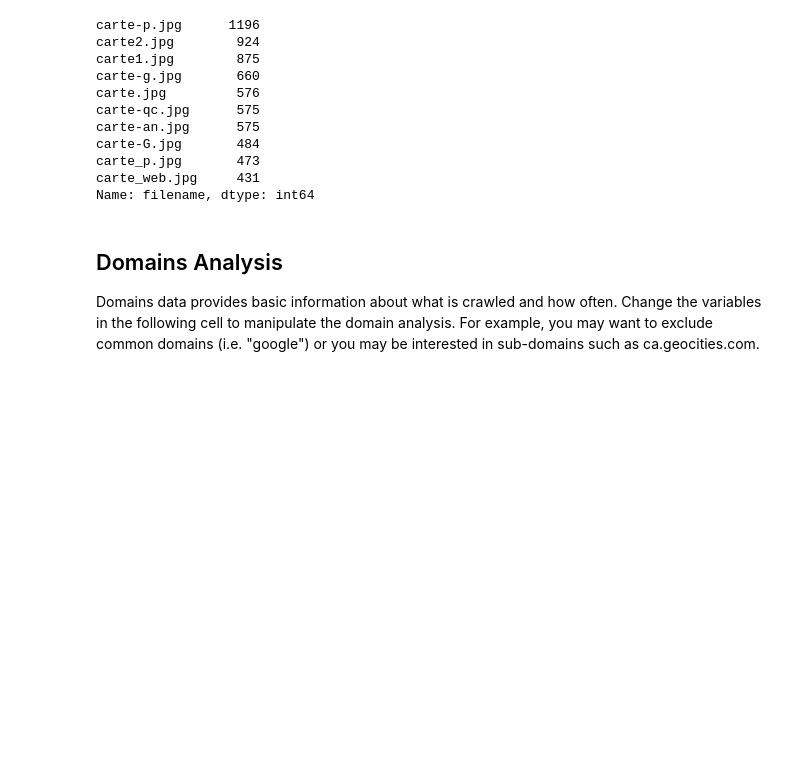
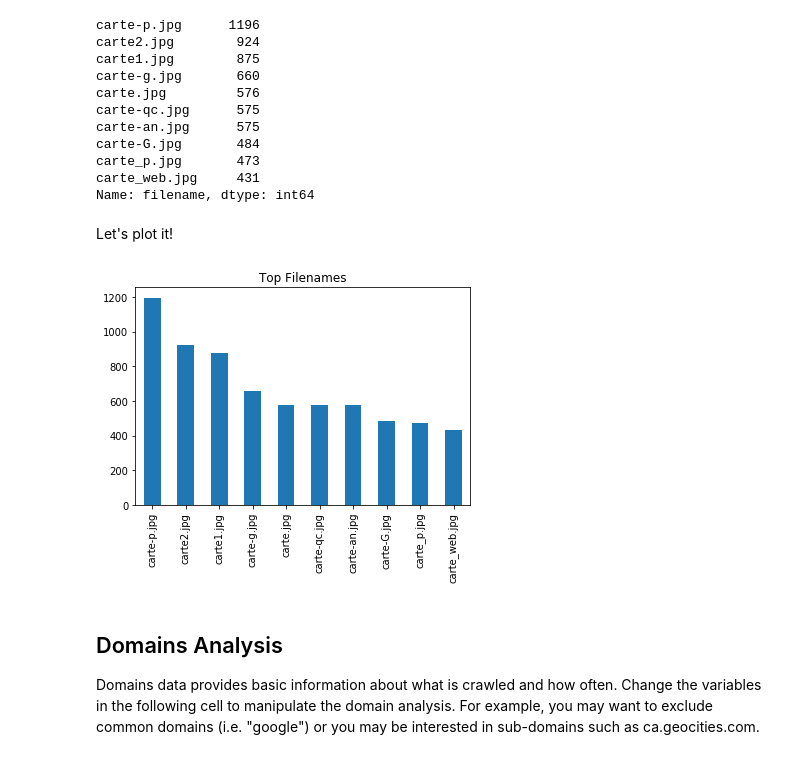
Before and after one commit to archivesunleashed/notebooks, a Jupyter notebook: parquet_pandas_example.ipynb, the cells around one changed output. Cells and saved outputs as stored; diff of their text form; code cells hidden in the pictures; blank space fills up the shorter version.

Commit message:
Add filename chart

```diff
--- a/parquet_pandas_example.ipynb
+++ b/parquet_pandas_example.ipynb
@@ -283,7 +284,8 @@ images.loc[images['md5'] == '5283d313972a24f0e71c47ae3c99958b']
 
 What are the top 10 most occuring filenames in the collection?
 # %%
-images['filename'].value_counts().head(10)
+top_filenames = images['filename'].value_counts().head(10)
+top_filenames
 # %% [output]
 carte-p.jpg      1196
 carte2.jpg        924
@@ -296,6 +298,12 @@ carte-G.jpg       484
 carte_p.jpg       473
 carte_web.jpg     431
 Name: filename, dtype: int64
+# %% [markdown]
+Let's plot it!
+# %%
+top_filenames_chart = top_filenames.plot(kind='bar', title="Top Filenames", legend=None)
+# %% [output]
+[figure, added]
 # %% [markdown]
 ## Domains Analysis
 
```
Also changed, not shown: parts of 2 cells of this notebook.
